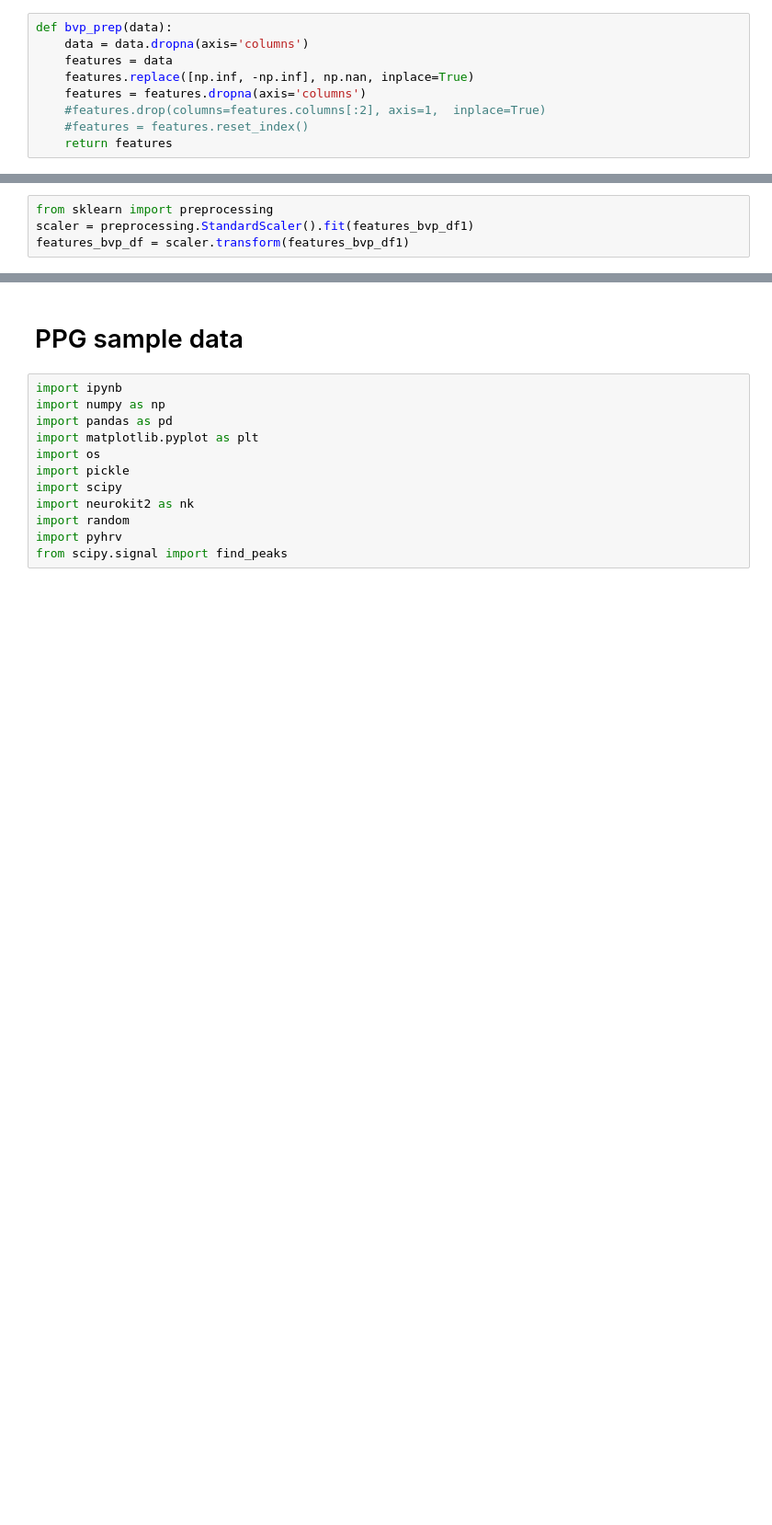
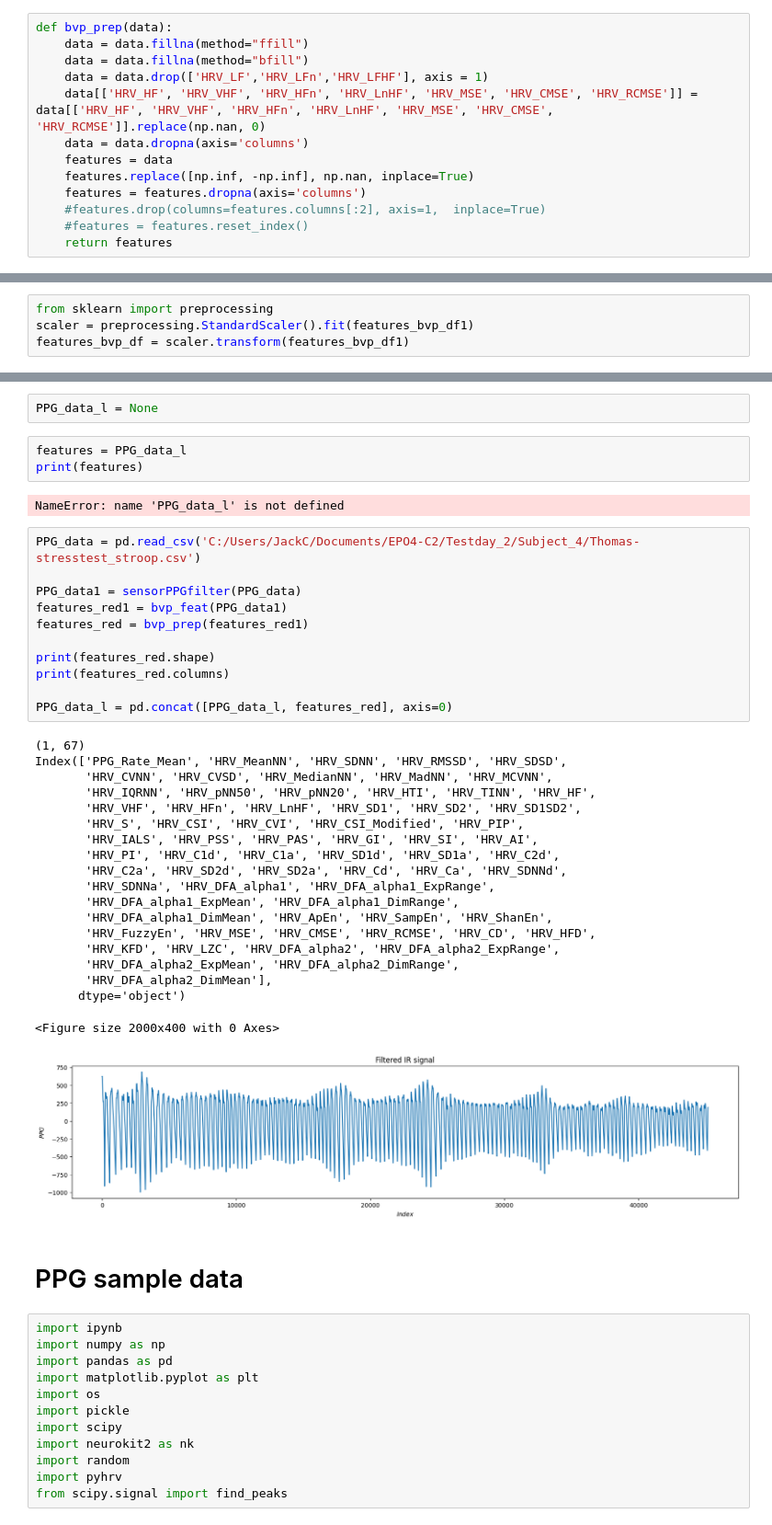
Before and after one commit to aacudad/EPO4-C2, a Jupyter notebook: PPG_preprocessing.ipynb, the cells around one changed output, grey strips where cells are left out. Shown at 92% size. Cells and saved outputs as stored; diff of their text form; blank space fills up the shorter version.

```diff
--- a/PPG_preprocessing.ipynb
+++ b/PPG_preprocessing.ipynb
@@ -136,6 +136,10 @@ def bvp_feat(data):
     return features
 # %%
 def bvp_prep(data):
+    data = data.fillna(method="ffill")
+    data = data.fillna(method="bfill")
+    data = data.drop(['HRV_LF','HRV_LFn','HRV_LFHF'], axis = 1)
+    data[['HRV_HF', 'HRV_VHF', 'HRV_HFn', 'HRV_LnHF', 'HRV_MSE', 'HRV_CMSE', 'HRV_RCMSE']] = data[['HRV_HF', 'HRV_VHF', 'HRV_HFn', 'HRV_LnHF', 'HRV_MSE', 'HRV_CMSE', 'HRV_RCMSE']].replace(np.nan, 0)
     data = data.dropna(axis='columns')
     features = data
     features.replace([np.inf, -np.inf], np.nan, inplace=True)
@@ -370,3 +346,41 @@ See the caveats in the documentation: https://pandas.pydata.org/pandas-docs/stab
+# %%
+PPG_data_l = None
+# %%
+features = PPG_data_l
+print(features)
+# %% [output]
+NameError: name 'PPG_data_l' is not defined
+# %%
+PPG_data = pd.read_csv('C:/Users/JackC/Documents/EPO4-C2/Testday_2/Subject_4/Thomas-stresstest_stroop.csv')
+
+PPG_data1 = sensorPPGfilter(PPG_data)
+features_red1 = bvp_feat(PPG_data1)
+features_red = bvp_prep(features_red1)
+
+print(features_red.shape)
+print(features_red.columns)
+
+PPG_data_l = pd.concat([PPG_data_l, features_red], axis=0)
+# %% [output]
+(1, 67)
+Index(['PPG_Rate_Mean', 'HRV_MeanNN', 'HRV_SDNN', 'HRV_RMSSD', 'HRV_SDSD',
+       'HRV_CVNN', 'HRV_CVSD', 'HRV_MedianNN', 'HRV_MadNN', 'HRV_MCVNN',
+       'HRV_IQRNN', 'HRV_pNN50', 'HRV_pNN20', 'HRV_HTI', 'HRV_TINN', 'HRV_HF',
+       'HRV_VHF', 'HRV_HFn', 'HRV_LnHF', 'HRV_SD1', 'HRV_SD2', 'HRV_SD1SD2',
+       'HRV_S', 'HRV_CSI', 'HRV_CVI', 'HRV_CSI_Modified', 'HRV_PIP',
+       'HRV_IALS', 'HRV_PSS', 'HRV_PAS', 'HRV_GI', 'HRV_SI', 'HRV_AI',
+       'HRV_PI', 'HRV_C1d', 'HRV_C1a', 'HRV_SD1d', 'HRV_SD1a', 'HRV_C2d',
+       'HRV_C2a', 'HRV_SD2d', 'HRV_SD2a', 'HRV_Cd', 'HRV_Ca', 'HRV_SDNNd',
+       'HRV_SDNNa', 'HRV_DFA_alpha1', 'HRV_DFA_alpha1_ExpRange',
+       'HRV_DFA_alpha1_ExpMean', 'HRV_DFA_alpha1_DimRange',
+       'HRV_DFA_alpha1_DimMean', 'HRV_ApEn', 'HRV_SampEn', 'HRV_ShanEn',
+       'HRV_FuzzyEn', 'HRV_MSE', 'HRV_CMSE', 'HRV_RCMSE', 'HRV_CD', 'HRV_HFD',
+       'HRV_KFD', 'HRV_LZC', 'HRV_DFA_alpha2', 'HRV_DFA_alpha2_ExpRange',
+       'HRV_DFA_alpha2_ExpMean', 'HRV_DFA_alpha2_DimRange',
+       'HRV_DFA_alpha2_DimMean'],
+      dtype='object')
+<Figure size 2000x400 with 0 Axes>
+[figure, added]
 # %% [markdown]
 # PPG sample data
 # %%
```
Also changed, not shown: parts of 14 cells of this notebook.
